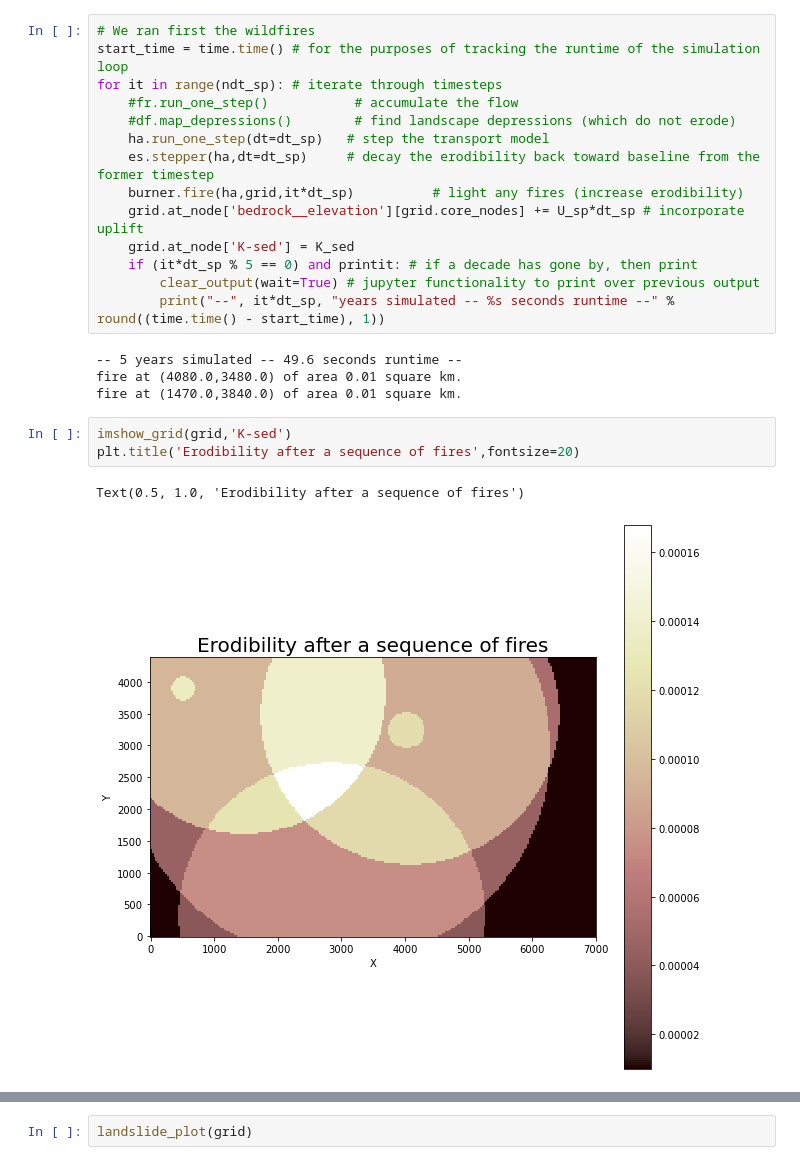
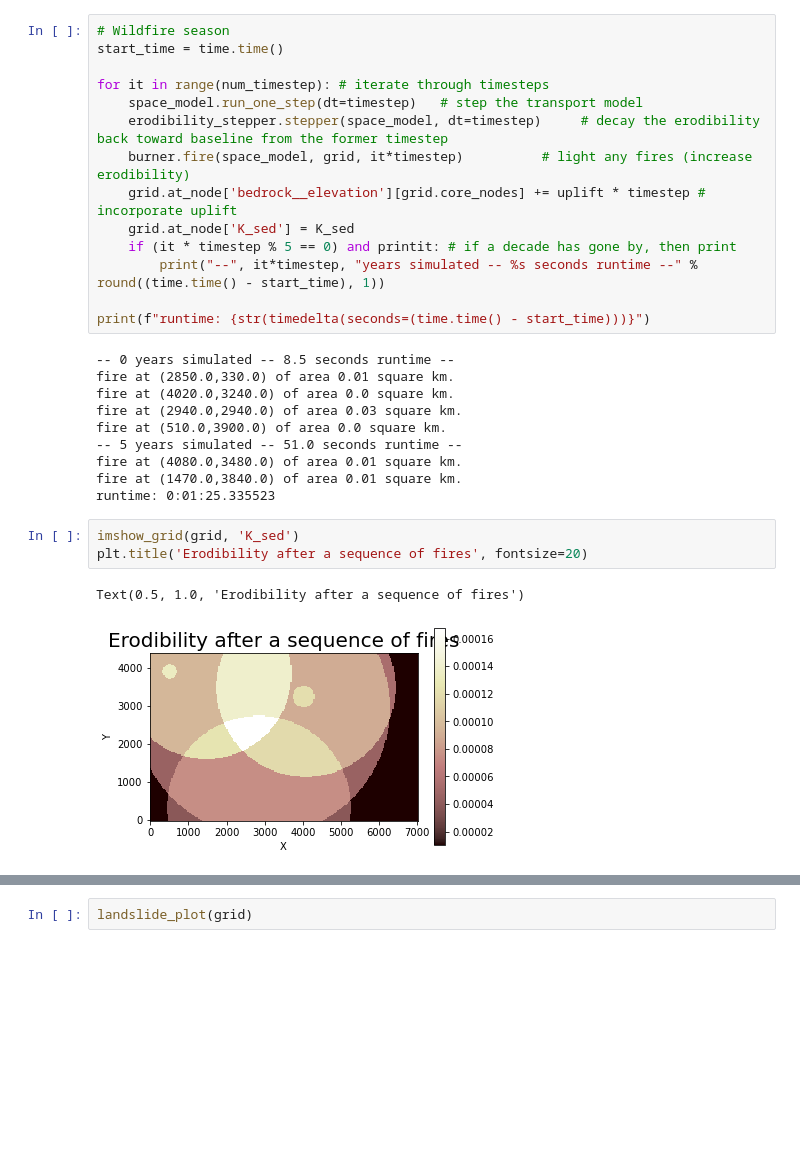
Before and after one commit to csdms-spring-school-2022/abrupt-perturbations, a Jupyter notebook: abrupt_fire_landslide/Fire_bedrocklandslider_space_coupling.ipynb, the cells around one changed output, grey strips where cells are left out. Cells and saved outputs as stored; diff of their text form; blank space fills up the shorter version.

```diff
--- a/abrupt_fire_landslide/Fire_bedrocklandslider_space_coupling.ipynb
+++ b/abrupt_fire_landslide/Fire_bedrocklandslider_space_coupling.ipynb
@@ -311,25 +300,31 @@ ls = BedrockLandslider(
 # %%
-# We ran first the wildfires
-start_time = time.time() # for the purposes of tracking the runtime of the simulation loop
-for it in range(ndt_sp): # iterate through timesteps
-    #fr.run_one_step()           # accumulate the flow
-    #df.map_depressions()        # find landscape depressions (which do not erode)
-    ha.run_one_step(dt=dt_sp)   # step the transport model
-    es.stepper(ha,dt=dt_sp)     # decay the erodibility back toward baseline from the former timestep
-    burner.fire(ha,grid,it*dt_sp)          # light any fires (increase erodibility)
-    grid.at_node['bedrock__elevation'][grid.core_nodes] += U_sp*dt_sp # incorporate uplift
-    grid.at_node['K-sed'] = K_sed
-    if (it*dt_sp % 5 == 0) and printit: # if a decade has gone by, then print
-        clear_output(wait=True) # jupyter functionality to print over previous output
-        print("--", it*dt_sp, "years simulated -- %s seconds runtime --" % round((time.time() - start_time), 1))
+# Wildfire season
+start_time = time.time()
+
+for it in range(num_timestep): # iterate through timesteps
+    space_model.run_one_step(dt=timestep)   # step the transport model
+    erodibility_stepper.stepper(space_model, dt=timestep)     # decay the erodibility back toward baseline from the former timestep
+    burner.fire(space_model, grid, it*timestep)          # light any fires (increase erodibility)
+    grid.at_node['bedrock__elevation'][grid.core_nodes] += uplift * timestep # incorporate uplift
+    grid.at_node['K_sed'] = K_sed
+    if (it * timestep % 5 == 0) and printit: # if a decade has gone by, then print
+        print("--", it*timestep, "years simulated -- %s seconds runtime --" % round((time.time() - start_time), 1))
+
+print(f"runtime: {str(timedelta(seconds=(time.time() - start_time)))}")
 # %% [output]
--- 5 years simulated -- 49.6 seconds runtime --
+-- 0 years simulated -- 8.5 seconds runtime --
+fire at (2850.0,330.0) of area 0.01 square km.
+fire at (4020.0,3240.0) of area 0.0 square km.
+fire at (2940.0,2940.0) of area 0.03 square km.
+fire at (510.0,3900.0) of area 0.0 square km.
+-- 5 years simulated -- 51.0 seconds runtime --
 fire at (4080.0,3480.0) of area 0.01 square km.
 fire at (1470.0,3840.0) of area 0.01 square km.
+runtime: 0:01:25.335523
 # %%
-imshow_grid(grid,'K-sed')
-plt.title('Erodibility after a sequence of fires',fontsize=20)
+imshow_grid(grid, 'K_sed')
+plt.title('Erodibility after a sequence of fires', fontsize=20)
 # %% [output]
 Text(0.5, 1.0, 'Erodibility after a sequence of fires')
-[figure, old version]
+[figure, new version]
 # %%
```
Also changed, not shown: parts of 13 cells of this notebook.
